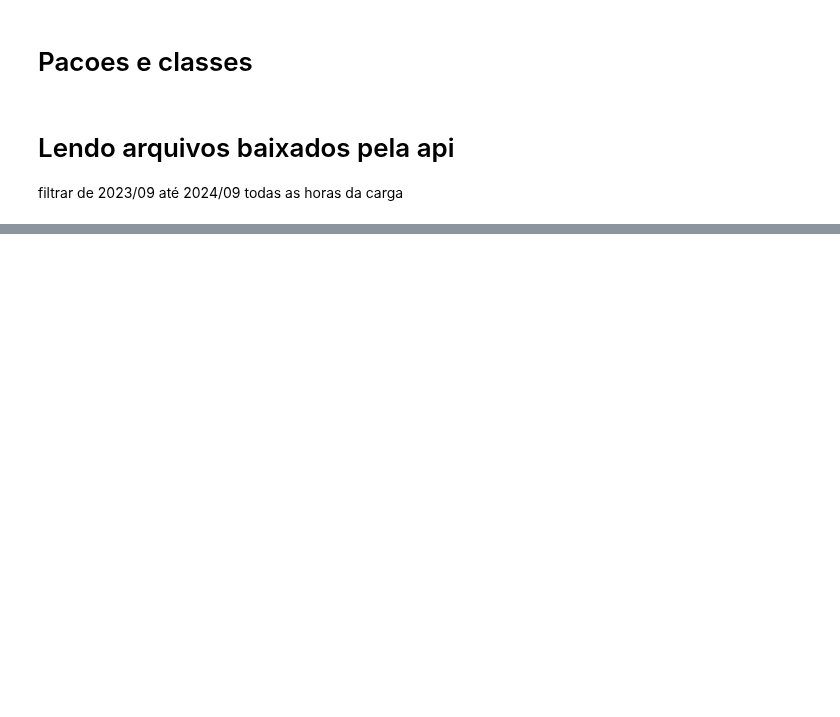
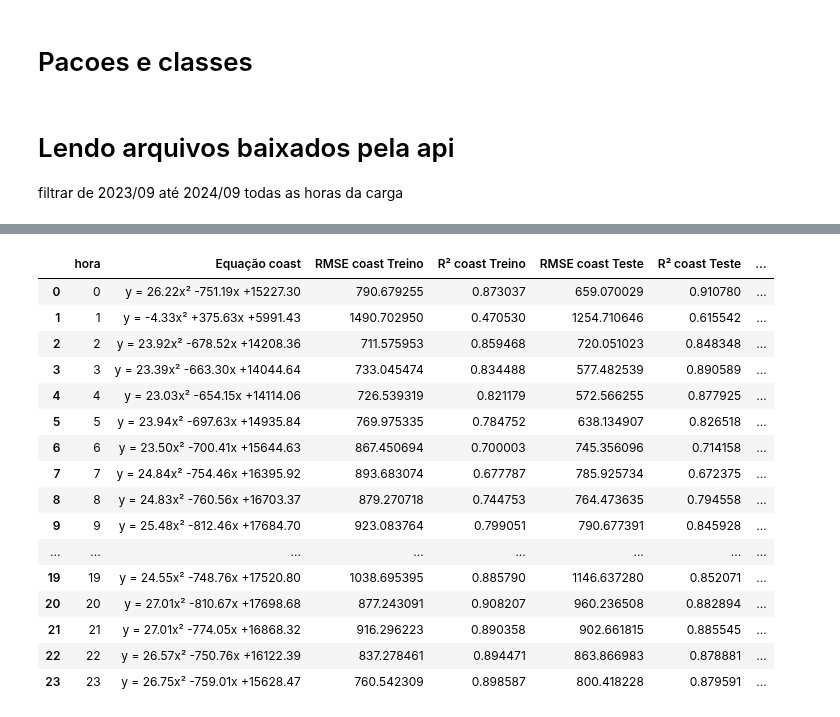
Before and after one commit to jrodrigotico/serena-tcc, a Jupyter notebook: debug_modelo.ipynb, the cells around one changed output, grey strips where cells are left out. Saved outputs shown, nothing was run; the diff lists cells and outputs as text; code cells hidden in the pictures; blank space fills up the shorter version.

```diff
--- a/debug_modelo.ipynb
+++ b/debug_modelo.ipynb
@@ -545,0 +215,95 @@ df_long: 13715.321477667276
+# %%
+def treinamento_todas_regioes(df, k=5):
+    resultados = []
+
+    # Definindo as colunas de carga e temperatura para cada região
+    regioes = {
+        'coast': ('coast_carga', 'coast_tc'),
+        'east': ('east_carga', 'east_tc'),
+        'far_west': ('far_west_carga', 'far_west_tc'),
+        'north': ('north_carga', 'north_tc'),
+        'north_central': ('north_central_carga', 'north_central_tc'),
+        'south_central': ('south_central_carga', 'south_central_tc'),
+        'southern': ('southern_carga', 'southern_tc'),
+        'west': ('west_carga', 'west_tc')
+    }
+
+    horas = sorted(df['hour'].unique())
+
+    # Itera sobre as horas
+    for hora in horas:
+        # Inicializa a lista de resultados para cada hora
+        resultado_hora = {'hora': hora}
+
+        # Itera sobre as regiões
+        for regiao, (col_carga, col_temp) in regioes.items():
+            # Filtra os dados para a hora e a região atual
+            dados = df[df['hour'] == hora]
+            dados = dados.dropna(subset=[col_carga, col_temp])  # Filtrando os dados
+
+            X = dados[[col_temp]].values  # Temperatura da região
+            y = dados[col_carga].values  # Carga da região
+
+            # Divide em treino, teste e validação
+            X_train, X_temp, y_train, y_temp = train_test_split(X, y, test_size=0.3, random_state=42)
+            X_test, X_val, y_test, y_val = train_test_split(X_temp, y_temp, test_size=0.5, random_state=42)
+
+            # Regressão quadrática: x², x, constante
+            X_train_poly = np.hstack((X_train**2, X_train, np.ones_like(X_train)))
+            coef, *_ = np.linalg.lstsq(X_train_poly, y_train, rcond=None)
+
+            # Previsões
+            y_pred_train = X_train_poly @ coef
+            X_test_poly = np.hstack((X_test**2, X_test, np.ones_like(X_test)))
+            y_pred_test = X_test_poly @ coef
+            X_val_poly = np.hstack((X_val**2, X_val, np.ones_like(X_val)))
+            y_pred_val = X_val_poly @ coef
+
+            # Métricas de erro
+            rmse_train = mean_squared_error(y_train, y_pred_train, squared=False)
+            rmse_test = mean_squared_error(y_test, y_pred_test, squared=False)
+            rmse_val = mean_squared_error(y_val, y_pred_val, squared=False)
+
+            r2_train = r2_score(y_train, y_pred_train)
+            r2_test = r2_score(y_test, y_pred_test)
+            r2_val = r2_score(y_val, y_pred_val)
+
+            # Adiciona a equação para a região
+            resultado_hora[f'Equação {regiao}'] = f"y = {coef[0]:.2f}x² {coef[1]:+.2f}x {coef[2]:+.2f}"
+
+            # Adiciona as métricas para a região
+            resultado_hora[f'RMSE {regiao} Treino'] = rmse_train
+            resultado_hora[f'R² {regiao} Treino'] = r2_train
+            resultado_hora[f'RMSE {regiao} Teste'] = rmse_test
+            resultado_hora[f'R² {regiao} Teste'] = r2_test
+            resultado_hora[f'RMSE {regiao} Validação'] = rmse_val
+            resultado_hora[f'R² {regiao} Validação'] = r2_val
+
+
+
+        # Adiciona os resultados para a hora
+        resultados.append(resultado_hora)
+
+    return pd.DataFrame(resultados)
+
+
+tabela3 = treinamento_todas_regioes(df)
+tabela3
+# %% [output]
+|  | hora | Equação coast | RMSE coast Treino | R² coast Treino | RMSE coast Teste | R² coast Teste | ... |
+| 0 | 0 | y = 26.22x² -751.19x +15227.30 | 790.679255 | 0.873037 | 659.070029 | 0.910780 | ... |
+| 1 | 1 | y = -4.33x² +375.63x +5991.43 | 1490.702950 | 0.470530 | 1254.710646 | 0.615542 | ... |
+| 2 | 2 | y = 23.92x² -678.52x +14208.36 | 711.575953 | 0.859468 | 720.051023 | 0.848348 | ... |
+| 3 | 3 | y = 23.39x² -663.30x +14044.64 | 733.045474 | 0.834488 | 577.482539 | 0.890589 | ... |
+| 4 | 4 | y = 23.03x² -654.15x +14114.06 | 726.539319 | 0.821179 | 572.566255 | 0.877925 | ... |
+| 5 | 5 | y = 23.94x² -697.63x +14935.84 | 769.975335 | 0.784752 | 638.134907 | 0.826518 | ... |
+| 6 | 6 | y = 23.50x² -700.41x +15644.63 | 867.450694 | 0.700003 | 745.356096 | 0.714158 | ... |
+| 7 | 7 | y = 24.84x² -754.46x +16395.92 | 893.683074 | 0.677787 | 785.925734 | 0.672375 | ... |
+| 8 | 8 | y = 24.83x² -760.56x +16703.37 | 879.270718 | 0.744753 | 764.473635 | 0.794558 | ... |
+| 9 | 9 | y = 25.48x² -812.46x +17684.70 | 923.083764 | 0.799051 | 790.677391 | 0.845928 | ... |
+| ... | ... | ... | ... | ... | ... | ... | ... |
+| 19 | 19 | y = 24.55x² -748.76x +17520.80 | 1038.695395 | 0.885790 | 1146.637280 | 0.852071 | ... |
+| 20 | 20 | y = 27.01x² -810.67x +17698.68 | 877.243091 | 0.908207 | 960.236508 | 0.882894 | ... |
+| 21 | 21 | y = 27.01x² -774.05x +16868.32 | 916.296223 | 0.890358 | 902.661815 | 0.885545 | ... |
+| 22 | 22 | y = 26.57x² -750.76x +16122.39 | 837.278461 | 0.894471 | 863.866983 | 0.878881 | ... |
+| 23 | 23 | y = 26.75x² -759.01x +15628.47 | 760.542309 | 0.898587 | 800.418228 | 0.879591 | ... |
```
Also changed, not shown: parts of 40 cells of this notebook.
